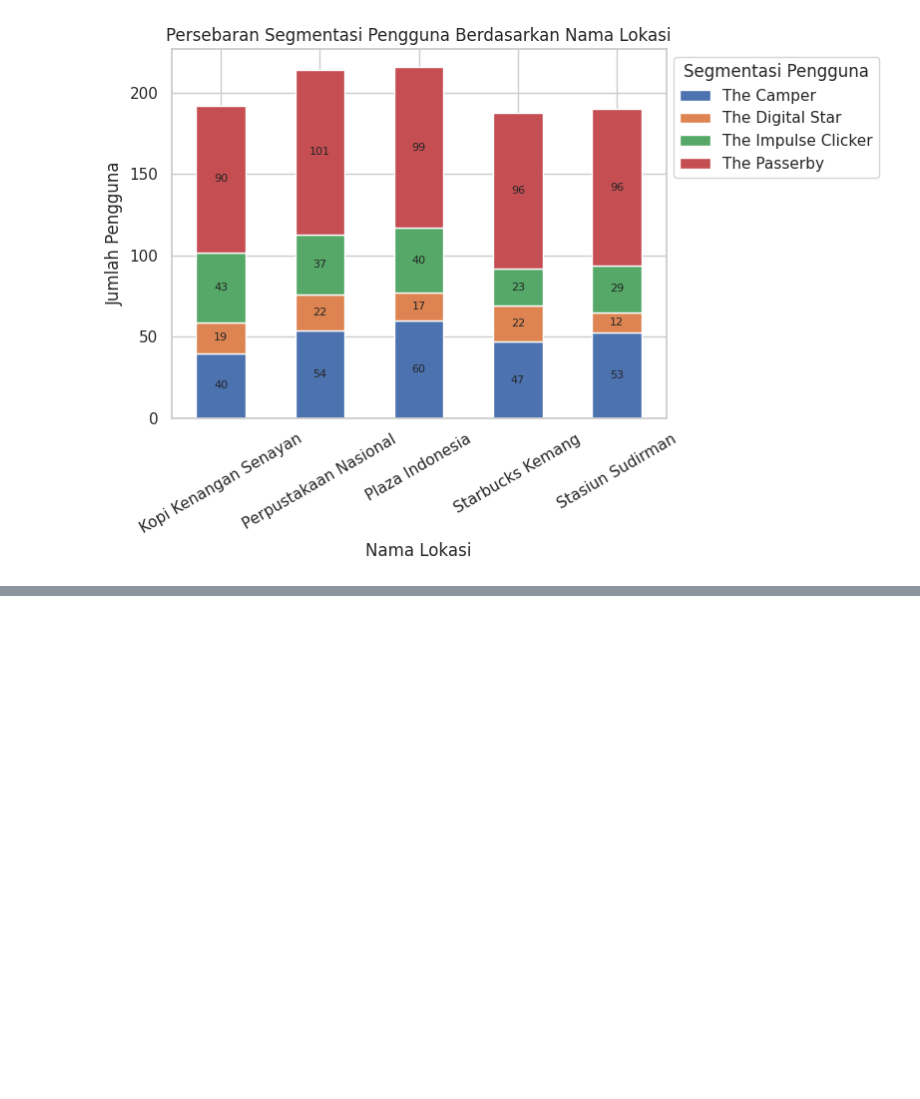
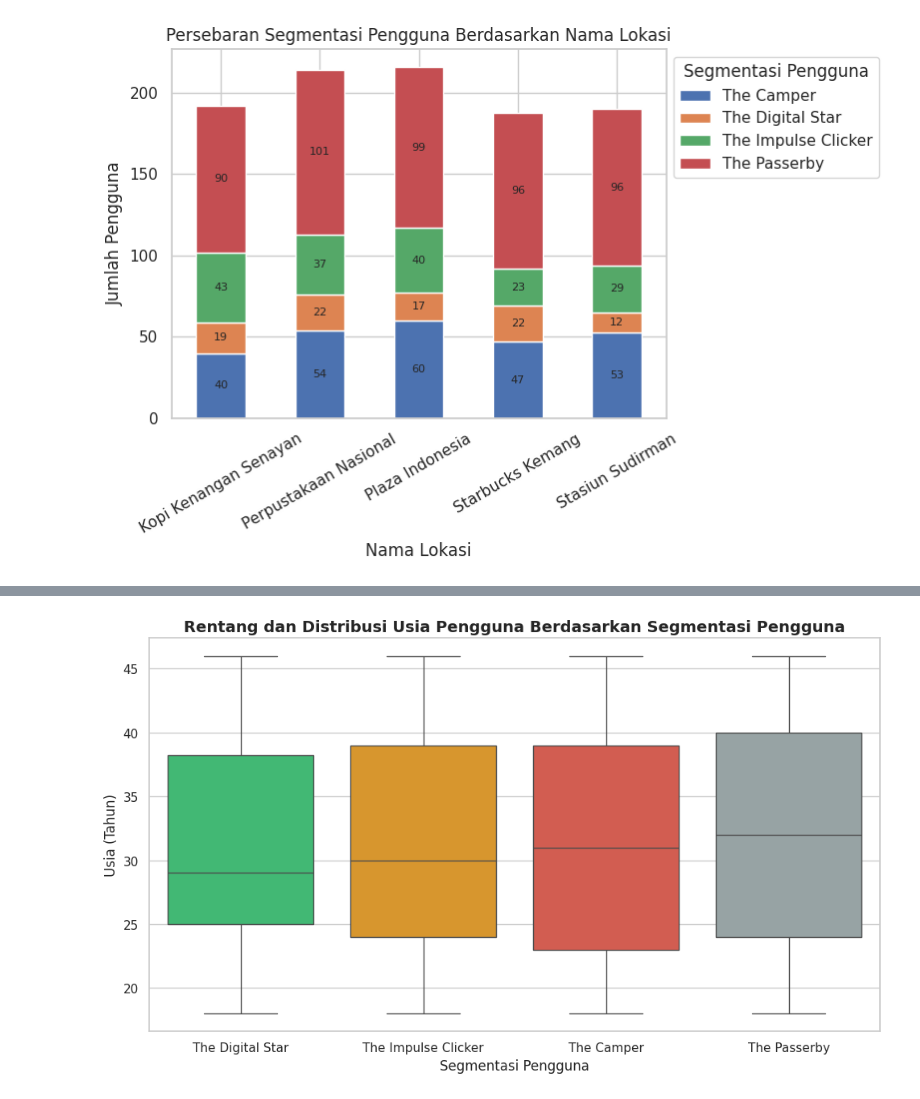
Before and after one commit to Riz2693/Higo-Technical-Test, a Jupyter notebook: 2. Analisis Dan EDA.ipynb, the cells around one changed output, grey strips where cells are left out. Drawn from its saved outputs; the diff is of its cells as text; code cells hidden in the pictures; blank space fills up the shorter version.

```diff
--- a/2. Analisis Dan EDA.ipynb
+++ b/2. Analisis Dan EDA.ipynb
@@ -589,0 +606,20 @@ plt.show()
+# %%
+plt.figure(figsize=(10, 6))
+sns.boxplot(
+    data=df,
+    x='Segmentasi Pengguna',
+    y='Usia',
+    hue='Segmentasi Pengguna',
+    palette={'The Camper': '#e74c3c', 'The Impulse Clicker': '#f39c12',
+             'The Digital Star': '#2ecc71', 'The Passerby': '#95a5a6'},
+    order=['The Digital Star', 'The Impulse Clicker', 'The Camper', 'The Passerby'],
+    legend=False
+)
+
+plt.title('Rentang dan Distribusi Usia Pengguna Berdasarkan Segmentasi Pengguna', fontsize=14, fontweight='bold')
+plt.xlabel('Segmentasi Pengguna', fontsize=12)
+plt.ylabel('Usia (Tahun)', fontsize=12)
+plt.tight_layout()
+plt.show()
+# %% [output]
+[figure, added]
```
Also changed, not shown: parts of 3 cells of this notebook.
